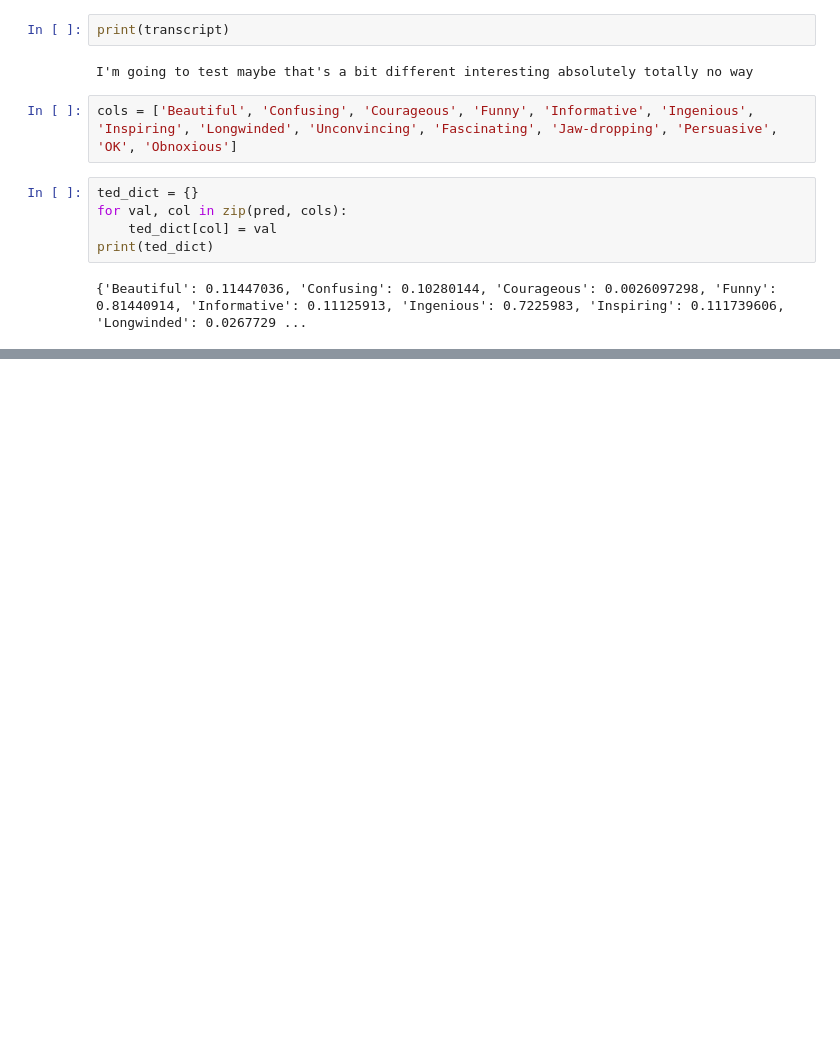
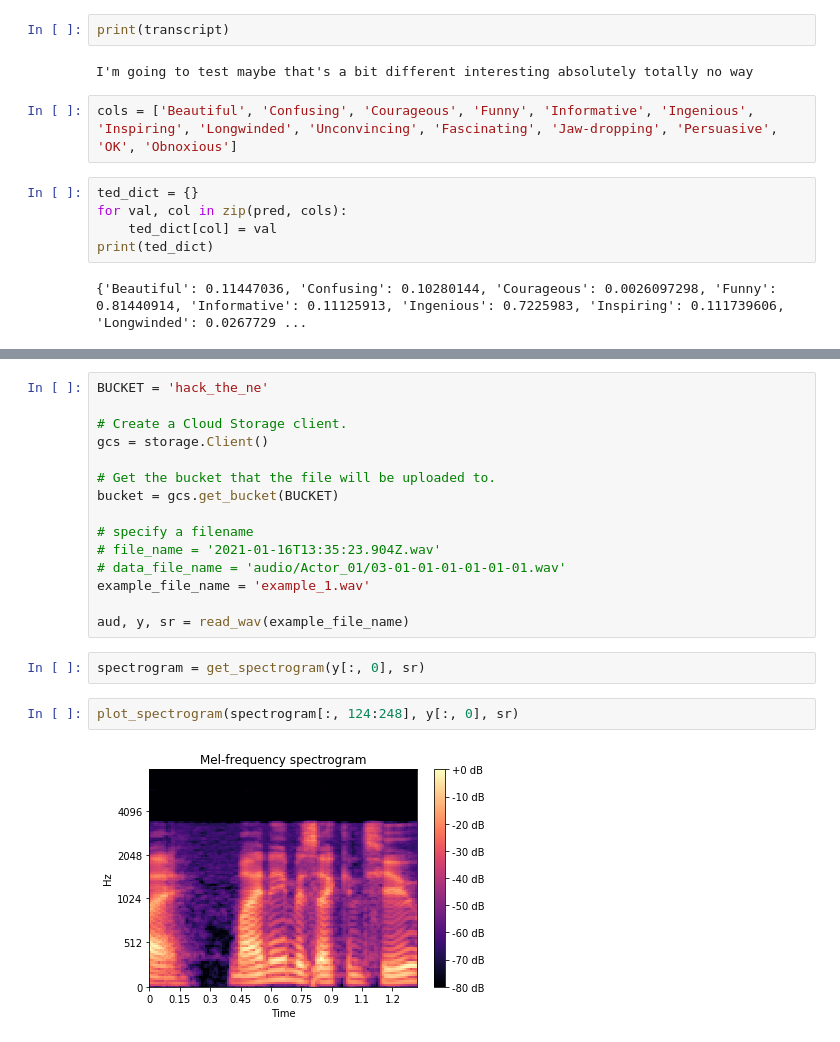
Before and after one commit to danielhariyanto/iPresent, a Jupyter notebook: exp_notebooks/speech_to_text.ipynb, the cells around one changed output, grey strips where cells are left out. Drawn from its saved outputs; the diff is of its cells as text; blank space fills up the shorter version.

```diff
--- a/exp_notebooks/speech_to_text.ipynb
+++ b/exp_notebooks/speech_to_text.ipynb
@@ -395,0 +616,21 @@ print(ted_dict)
+# %%
+BUCKET = 'hack_the_ne'
+
+# Create a Cloud Storage client.
+gcs = storage.Client()
+
+# Get the bucket that the file will be uploaded to.
+bucket = gcs.get_bucket(BUCKET)
+
+# specify a filename
+# file_name = '2021-01-16T13:35:23.904Z.wav'
+# data_file_name = 'audio/Actor_01/03-01-01-01-01-01-01.wav'
+example_file_name = 'example_1.wav'
+
+aud, y, sr = read_wav(example_file_name)
+# %%
+spectrogram = get_spectrogram(y[:, 0], sr)
+# %%
+plot_spectrogram(spectrogram[:, 124:248], y[:, 0], sr)
+# %% [output]
+[figure, added]
```
Also changed, not shown: parts of 24 cells of this notebook.
